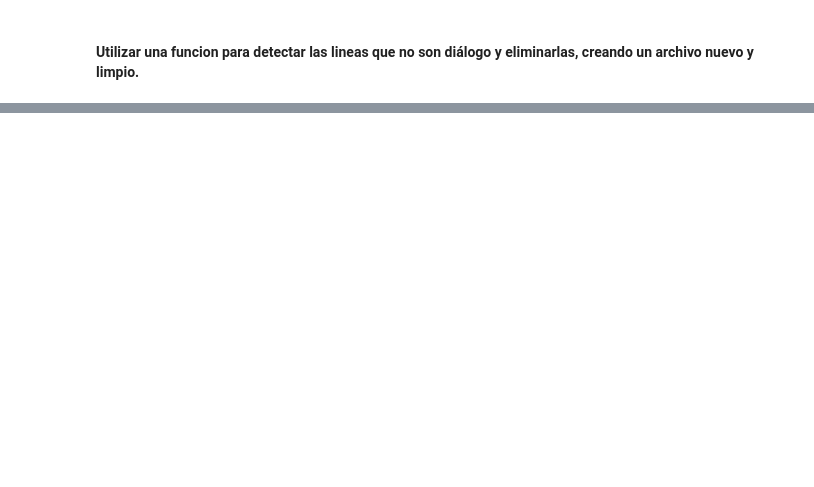
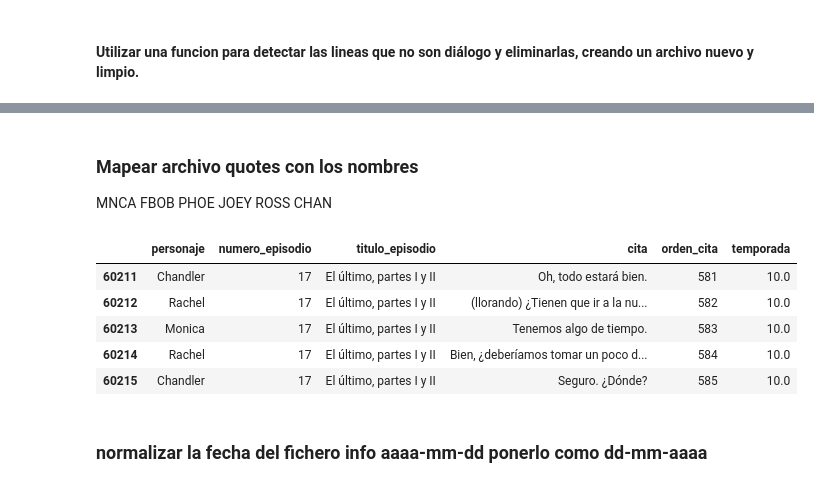
Before and after one commit to Dacil235/friends-analytics-workflow, a Jupyter notebook: notebooks/02_etl_friends.ipynb, the cells around one changed output, grey strips where cells are left out. Drawn from its saved outputs; the diff is of its cells as text; code cells hidden in the pictures; blank space fills up the shorter version.

```diff
--- a/notebooks/02_etl_friends.ipynb
+++ b/notebooks/02_etl_friends.ipynb
@@ -251,0 +237,29 @@ True
+# %% [markdown]
+### Mapear archivo quotes con los nombres
+
+MNCA
+FBOB
+PHOE
+JOEY
+ROSS
+CHAN
+# %%
+dicc_nombres = {
+    "Phoe": "Phoebe",
+    "Mnca": "Monica",
+    "Rach": "Rachel",
+    "Chan": "Chandler",
+    "Estl": "Estelle",
+    "Waiter" : "Camarera"
+}
+# %%
+df_quotesf["personaje"] = df_quotesf["personaje"].apply(lambda x: dicc_nombres.get(x, x))
+# %%
+df_quotesf.tail()
+# %% [output]
+|  | personaje | numero_episodio | titulo_episodio | cita | orden_cita | temporada |
+| 60211 | Chandler | 17 | El último, partes I y II | Oh, todo estará bien. | 581 | 10.0 |
+| 60212 | Rachel | 17 | El último, partes I y II | (llorando) ¿Tienen que ir a la nu... | 582 | 10.0 |
+| 60213 | Monica | 17 | El último, partes I y II | Tenemos algo de tiempo. | 583 | 10.0 |
+| 60214 | Rachel | 17 | El último, partes I y II | Bien, ¿deberíamos tomar un poco d... | 584 | 10.0 |
+| 60215 | Chandler | 17 | El último, partes I y II | Seguro. ¿Dónde? | 585 | 10.0 |
@@ -251,0 +268,2 @@ True
+# %% [markdown]
+### normalizar la fecha del fichero info aaaa-mm-dd ponerlo como dd-mm-aaaa
```
Also changed, not shown: parts of 12 cells of this notebook, 15 other files.
